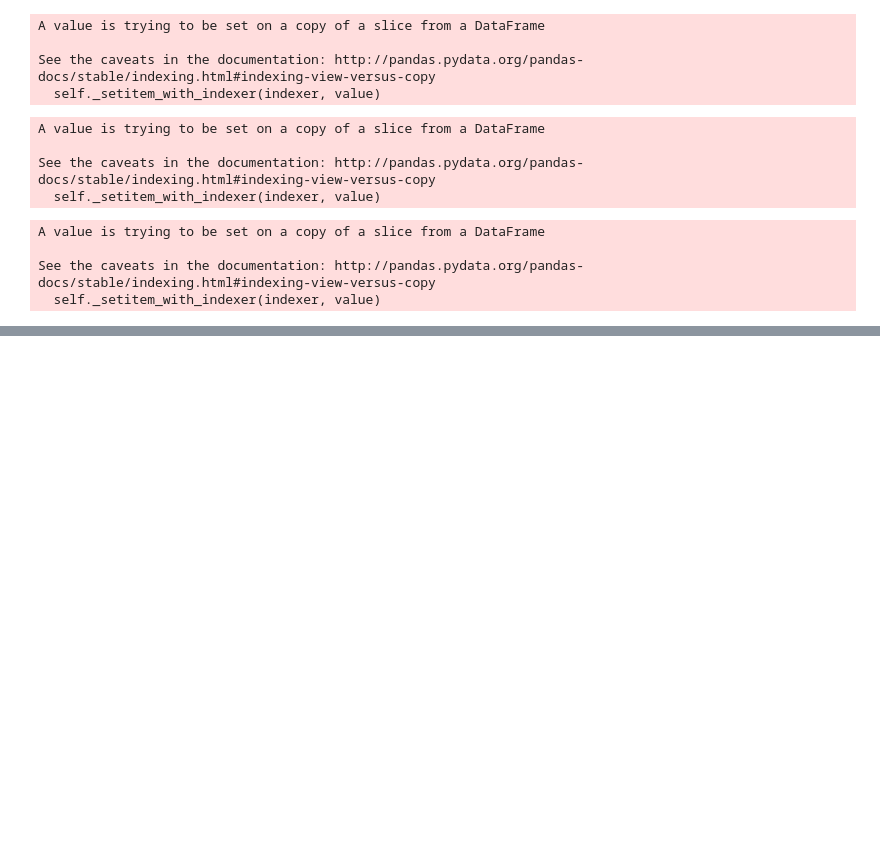
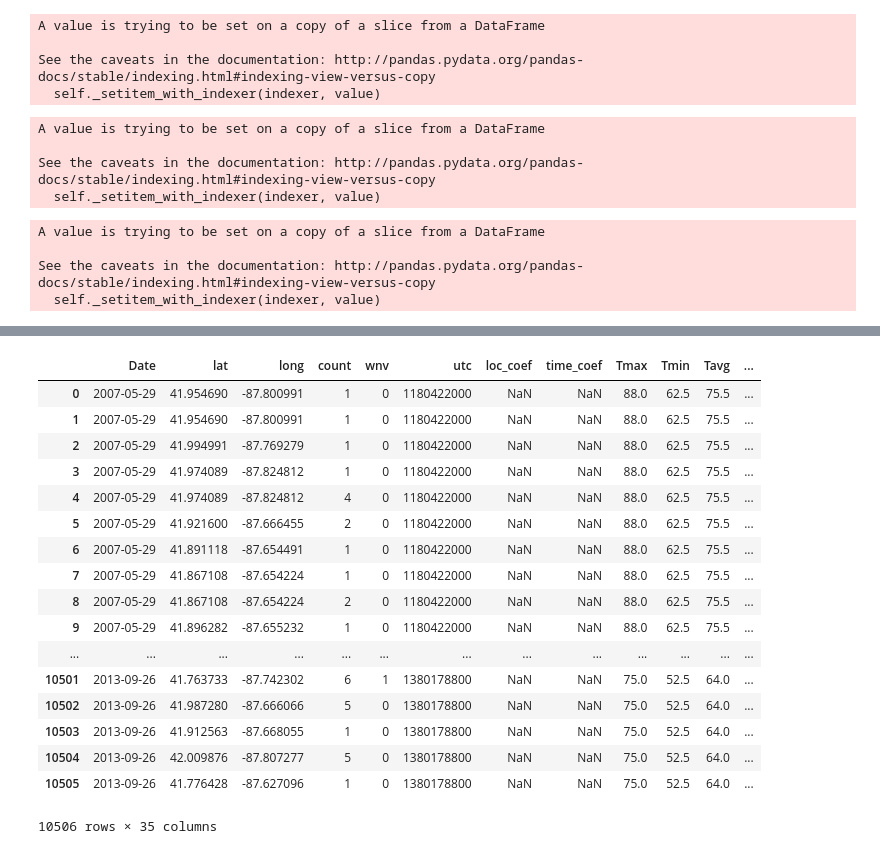
Before and after one commit to AryaEshraghi/West_Nile_Kaggle, a Jupyter notebook: misc/Aryas Scratchbook.ipynb, the cells around one changed output, grey strips where cells are left out. Cells and saved outputs as stored; diff of their text form; code cells hidden in the pictures; blank space fills up the shorter version.

```diff
--- a/misc/Aryas Scratchbook.ipynb
+++ b/misc/Aryas Scratchbook.ipynb
@@ -259,0 +507,3 @@ weather.to_csv('../assets/input/clean_weather.csv')
+# %%
+# Import averaged set from csv
+weather = pd.read_csv('../assets/input/weather_averaged.csv')
@@ -259,0 +528,5 @@ weather.to_csv('../assets/input/clean_weather.csv')
+# %%
+df = pd.read_csv('../assets/input/with_coefs.csv')
+# %%
+df.drop(columns=['Unnamed: 0', 'address', 'loc'], inplace=True)
+df.rename(index=str, columns={'date':'Date'}, inplace=True)
@@ -259,0 +535,23 @@ weather.to_csv('../assets/input/clean_weather.csv')
+# %%
+pd.set_option('display.max_columns', 34)
+pd.set_option('display.max_rows', 34)
+df
+# %% [output]
+|  | Date | lat | long | count | wnv | utc | loc_coef | time_coef | Tmax | Tmin | Tavg | ... |
+| 0 | 2007-05-29 | 41.954690 | -87.800991 | 1 | 0 | 1180422000 | NaN | NaN | 88.0 | 62.5 | 75.5 | ... |
+| 1 | 2007-05-29 | 41.954690 | -87.800991 | 1 | 0 | 1180422000 | NaN | NaN | 88.0 | 62.5 | 75.5 | ... |
+| 2 | 2007-05-29 | 41.994991 | -87.769279 | 1 | 0 | 1180422000 | NaN | NaN | 88.0 | 62.5 | 75.5 | ... |
+| 3 | 2007-05-29 | 41.974089 | -87.824812 | 1 | 0 | 1180422000 | NaN | NaN | 88.0 | 62.5 | 75.5 | ... |
+| 4 | 2007-05-29 | 41.974089 | -87.824812 | 4 | 0 | 1180422000 | NaN | NaN | 88.0 | 62.5 | 75.5 | ... |
+| 5 | 2007-05-29 | 41.921600 | -87.666455 | 2 | 0 | 1180422000 | NaN | NaN | 88.0 | 62.5 | 75.5 | ... |
+| 6 | 2007-05-29 | 41.891118 | -87.654491 | 1 | 0 | 1180422000 | NaN | NaN | 88.0 | 62.5 | 75.5 | ... |
+| 7 | 2007-05-29 | 41.867108 | -87.654224 | 1 | 0 | 1180422000 | NaN | NaN | 88.0 | 62.5 | 75.5 | ... |
+| 8 | 2007-05-29 | 41.867108 | -87.654224 | 2 | 0 | 1180422000 | NaN | NaN | 88.0 | 62.5 | 75.5 | ... |
+| 9 | 2007-05-29 | 41.896282 | -87.655232 | 1 | 0 | 1180422000 | NaN | NaN | 88.0 | 62.5 | 75.5 | ... |
+| ... | ... | ... | ... | ... | ... | ... | ... | ... | ... | ... | ... | ... |
+| 10501 | 2013-09-26 | 41.763733 | -87.742302 | 6 | 1 | 1380178800 | NaN | NaN | 75.0 | 52.5 | 64.0 | ... |
+| 10502 | 2013-09-26 | 41.987280 | -87.666066 | 5 | 0 | 1380178800 | NaN | NaN | 75.0 | 52.5 | 64.0 | ... |
+| 10503 | 2013-09-26 | 41.912563 | -87.668055 | 1 | 0 | 1380178800 | NaN | NaN | 75.0 | 52.5 | 64.0 | ... |
+| 10504 | 2013-09-26 | 42.009876 | -87.807277 | 5 | 0 | 1380178800 | NaN | NaN | 75.0 | 52.5 | 64.0 | ... |
+| 10505 | 2013-09-26 | 41.776428 | -87.627096 | 1 | 0 | 1380178800 | NaN | NaN | 75.0 | 52.5 | 64.0 | ... |
+10506 rows × 35 columns
```
Also changed, not shown: parts of 43 cells of this notebook, 4 other files.
